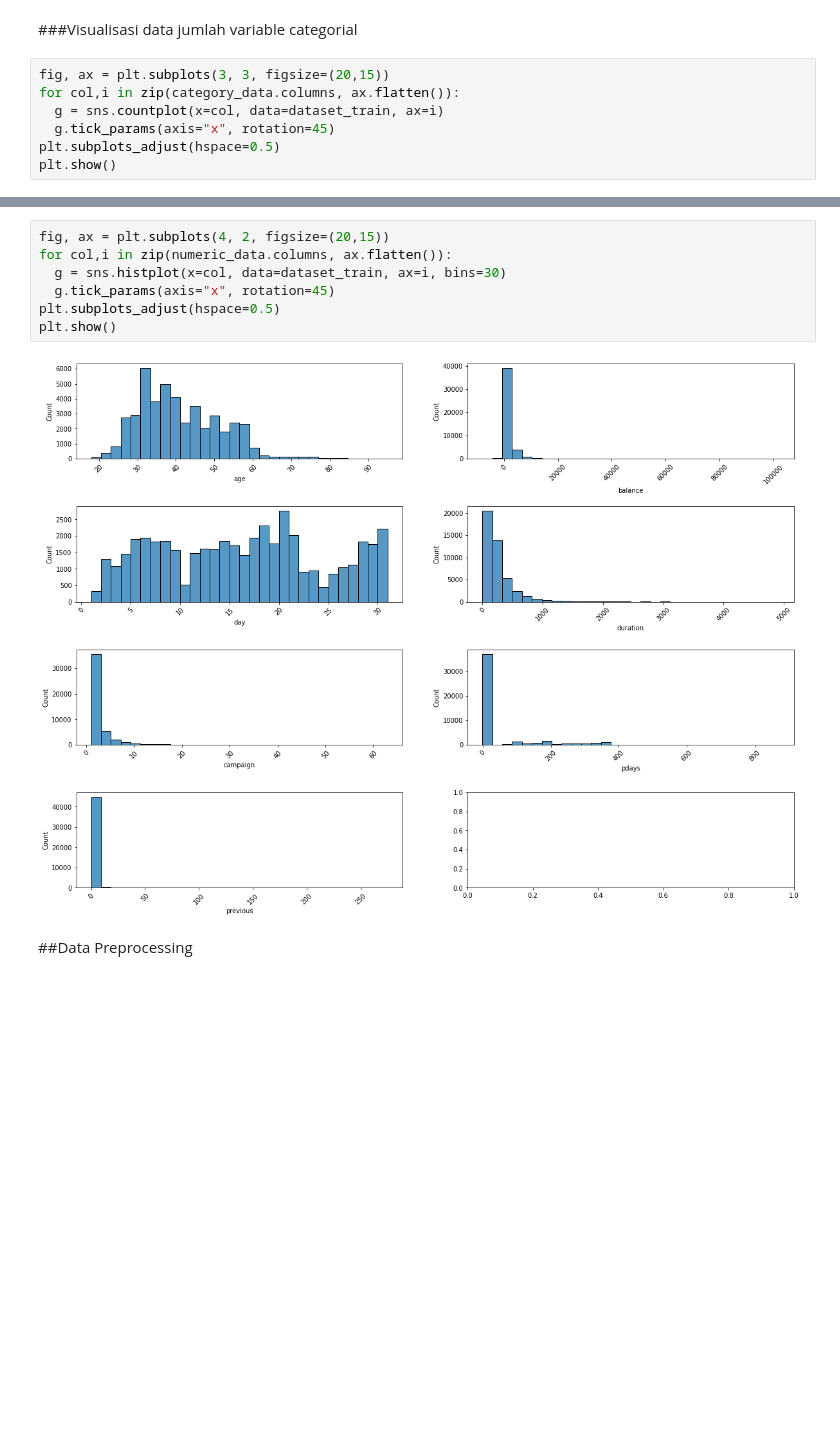
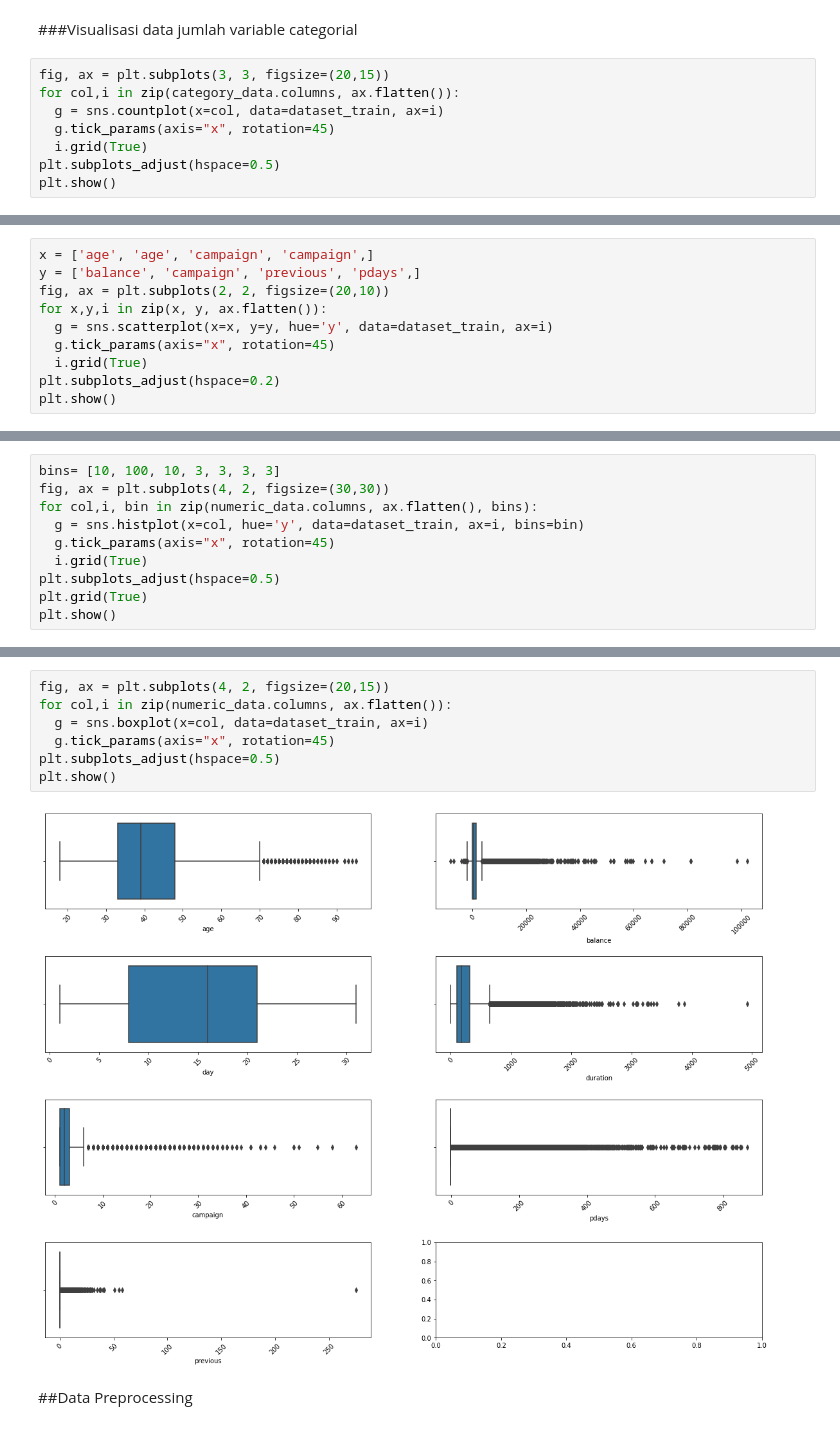
Before and after one commit to gigihsantoso/deeplearning---fintech, a Jupyter notebook: Deep_Learning_Fintech.ipynb, the cells around one changed output, grey strips where cells are left out. Cells and saved outputs as stored; diff of their text form; blank space fills up the shorter version.

```diff
--- a/Deep_Learning_Fintech.ipynb
+++ b/Deep_Learning_Fintech.ipynb
@@ -266,6 +266,7 @@ fig, ax = plt.subplots(3, 3, figsize=(20,15))
 for col,i in zip(category_data.columns, ax.flatten()):
   g = sns.countplot(x=col, data=dataset_train, ax=i)
   g.tick_params(axis="x", rotation=45)
+  i.grid(True)
 plt.subplots_adjust(hspace=0.5)
 plt.show()
 # %% [output]
@@ -272,0 +274,10 @@ plt.show()
+# %%
+x = ['age', 'age', 'campaign', 'campaign',]
+y = ['balance', 'campaign', 'previous', 'pdays',]
+fig, ax = plt.subplots(2, 2, figsize=(20,10))
+for x,y,i in zip(x, y, ax.flatten()):
+  g = sns.scatterplot(x=x, y=y, hue='y', data=dataset_train, ax=i)
+  g.tick_params(axis="x", rotation=45)
+  i.grid(True)
+plt.subplots_adjust(hspace=0.2)
+plt.show()
@@ -272,0 +286,10 @@ plt.show()
+# %%
+bins= [10, 100, 10, 3, 3, 3, 3]
+fig, ax = plt.subplots(4, 2, figsize=(30,30))
+for col,i, bin in zip(numeric_data.columns, ax.flatten(), bins):
+  g = sns.histplot(x=col, hue='y', data=dataset_train, ax=i, bins=bin)
+  g.tick_params(axis="x", rotation=45)
+  i.grid(True)
+plt.subplots_adjust(hspace=0.5)
+plt.grid(True)
+plt.show()
@@ -273,12 +298,12 @@ plt.show()
 # %%
 fig, ax = plt.subplots(4, 2, figsize=(20,15))
 for col,i in zip(numeric_data.columns, ax.flatten()):
-  g = sns.histplot(x=col, data=dataset_train, ax=i, bins=30)
+  g = sns.boxplot(x=col, data=dataset_train, ax=i)
   g.tick_params(axis="x", rotation=45)
 plt.subplots_adjust(hspace=0.5)
 plt.show()
 # %% [output]
-[figure, old version]
+[figure, new version]
 # %% [markdown]
 ##Data Preprocessing
 # %% [markdown]
```
Also changed, not shown: parts of 21 cells of this notebook.
